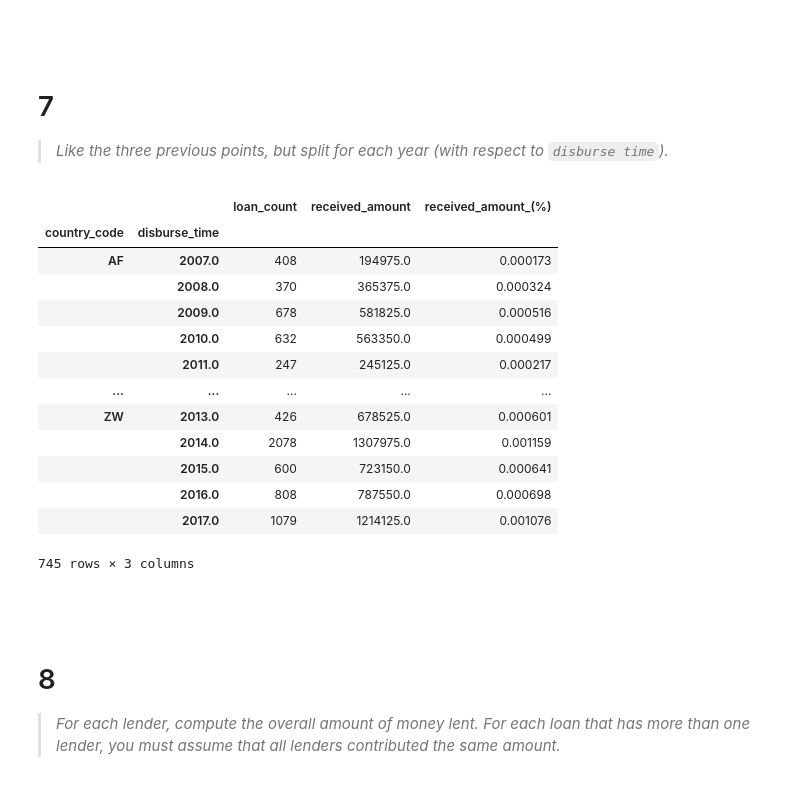
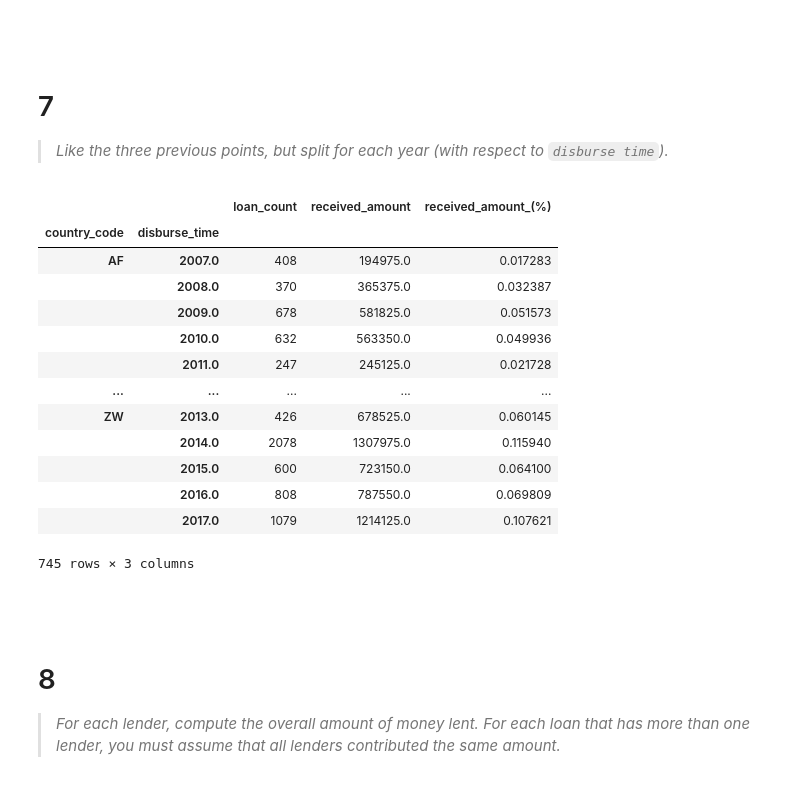
Before and after one commit to dtoniolo/Progetto-FoCS, a Jupyter notebook: Progetto.ipynb, the cells around one changed output. Cells and saved outputs as stored; diff of their text form; code cells hidden in the pictures.

```diff
--- a/Progetto.ipynb
+++ b/Progetto.ipynb
@@ -281,22 +285,22 @@ loan_amount_by_ctry
 # %%
 loans_amount_by_yr_ctry = pd.DataFrame({'loan_count': loans.groupby(['country_code', loans.disburse_time.dt.year]).size()})
 loans_amount_by_yr_ctry['received_amount'] = loans.groupby(['country_code', loans.disburse_time.dt.year]).aggregate({'funded_amount': 'sum'})
-loans_amount_by_yr_ctry['received_amount_(%)'] = loans_amount_by_yr_ctry['received_amount']/sum(loans_amount_by_yr_ctry['received_amount'])
+loans_amount_by_yr_ctry['received_amount_(%)'] = 100 * loans_amount_by_yr_ctry['received_amount']/sum(loans_amount_by_yr_ctry['received_amount'])
 loans_amount_by_yr_ctry
 # %% [output]
 |  |  | loan_count | received_amount | received_amount_(%) |
 | country_code | disburse_time |  |  |  |
-| AF | 2007.0 | 408 | 194975.0 | 0.000173 |
-|  | 2008.0 | 370 | 365375.0 | 0.000324 |
-|  | 2009.0 | 678 | 581825.0 | 0.000516 |
-|  | 2010.0 | 632 | 563350.0 | 0.000499 |
-|  | 2011.0 | 247 | 245125.0 | 0.000217 |
+| AF | 2007.0 | 408 | 194975.0 | 0.017283 |
+|  | 2008.0 | 370 | 365375.0 | 0.032387 |
+|  | 2009.0 | 678 | 581825.0 | 0.051573 |
+|  | 2010.0 | 632 | 563350.0 | 0.049936 |
+|  | 2011.0 | 247 | 245125.0 | 0.021728 |
 | ... | ... | ... | ... | ... |
-| ZW | 2013.0 | 426 | 678525.0 | 0.000601 |
-|  | 2014.0 | 2078 | 1307975.0 | 0.001159 |
-|  | 2015.0 | 600 | 723150.0 | 0.000641 |
-|  | 2016.0 | 808 | 787550.0 | 0.000698 |
-|  | 2017.0 | 1079 | 1214125.0 | 0.001076 |
+| ZW | 2013.0 | 426 | 678525.0 | 0.060145 |
+|  | 2014.0 | 2078 | 1307975.0 | 0.115940 |
+|  | 2015.0 | 600 | 723150.0 | 0.064100 |
+|  | 2016.0 | 808 | 787550.0 | 0.069809 |
+|  | 2017.0 | 1079 | 1214125.0 | 0.107621 |
 745 rows × 3 columns
 # %% [markdown]
 <br><br/>
```
Also changed, not shown: parts of 6 cells of this notebook.
